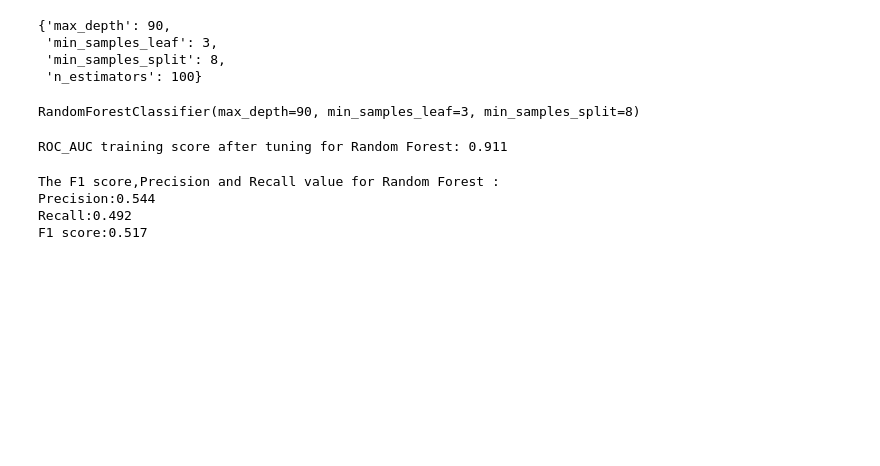
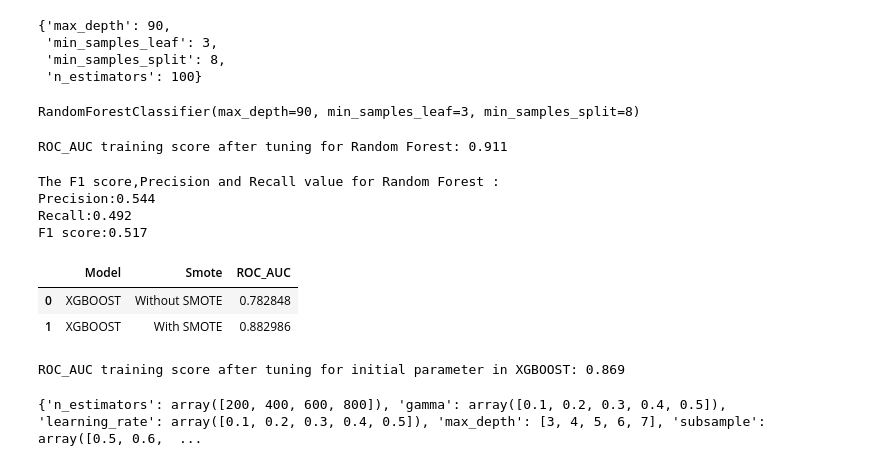
Before and after one commit to AnshRockstar/Credit-Card-Default-Analysis, a Jupyter notebook: Credit_Card_Default_Prediction_Capstone_Projectipynb.ipynb, the cells around one changed output. Cells and saved outputs as stored; diff of their text form; code cells hidden in the pictures; blank space fills up the shorter version.

```diff
--- a/Credit_Card_Default_Prediction_Capstone_Projectipynb.ipynb
+++ b/Credit_Card_Default_Prediction_Capstone_Projectipynb.ipynb
@@ -636,3 +636,25 @@ The F1 score,Precision and Recall value for Random Forest :
 Precision:0.544
 Recall:0.492
 F1 score:0.517
+# %%
+def xgboost(imbalance=False):
+   X_train, X_test, y_train, y_test=data_split(X,y,imbalance=imbalance)
+   X_train_std,X_test_std=rescaling(X_train,X_test,numerical_cols = num_cols)
+   clf_lr = XGBClassifier(random_state=42)
+   clf_lr.fit(X_train_std, y_train)
+   scores = cross_val_score(clf_lr, X_train_std, y_train, scoring ="roc_auc", cv = 5)
+   roc_auc_lr = np.mean(scores)
+
+   if imbalance:
+     return "XGBOOST","With SMOTE",roc_auc_lr
+   else:
+     return "XGBOOST","Without SMOTE",roc_auc_lr
+
+model_result=[]
+model_result.append(xgboost())
+model_result.append(xgboost(imbalance=True))
+pd.DataFrame(model_result,columns=['Model','Smote','ROC_AUC'])
+# %% [output]
+|  | Model | Smote | ROC_AUC |
+| 0 | XGBOOST | Without SMOTE | 0.782848 |
+| 1 | XGBOOST | With SMOTE | 0.882986 |
@@ -638,0 +664,58 @@ F1 score:0.517
+# %%
+params = {
+    'gamma':0,
+    'learning_rate':0.01,
+    'max_depth':3,
+    'colsample_bytree':0.6,
+    'subsample':0.8,
+    'scale_pos_weight':3.5,
+    'n_estimators':1000,
+    'objective':'binary:logistic',
+    'reg_alpha':0.3
+}
+
+clf_xgb=XGBClassifier(**params)
+
+scores_best = cross_val_score(clf_xgb, X_train_sm, y_train_sm, scoring ="roc_auc", cv = 3)
+roc_auc_best = np.mean(scores_best)
+print(f'ROC_AUC training score after tuning for initial parameter in XGBOOST: {roc_auc_best:.3f}')
+# %% [output]
+ROC_AUC training score after tuning for initial parameter in XGBOOST: 0.869
+# %%
+n_estimators = np.arange(200,1000,200)
+
+# Minimum loss reduction required to make a further partition on a leaf node of the tree
+# The larger gamma is, the more conservative the algorithm will be
+gamma = np.arange(0.1,0.6,0.1)
+
+# Default 0.3, range(0,1)
+learning_rate = np.arange(0.1,0.6,0.1)
+
+# Maximum number of levels in tree
+max_depth = list(range(3,8,1))
+
+# Subsample ratio of the training instances.Range(0,1)
+subsample = np.arange(0.5,0.9,0.1)
+
+# Subsample ratio of columns when constructing each tree. Range(0,1)
+colsample_bytree = np.arange(0.5,0.9,0.1)
+
+# Control the balance of positive and negative weights
+# Sum(negative instances) / sum(positive instances)
+scale_pos_weight = [1,3.5]
+
+
+# Create the random grid
+random_grid_xgb = {'n_estimators': n_estimators,
+                   'gamma': gamma,
+                   'learning_rate':learning_rate,
+                   'max_depth': max_depth,
+                   'subsample':subsample,
+                   'colsample_bytree':colsample_bytree,
+                   'scale_pos_weight':scale_pos_weight
+                  }
+
+
+print(random_grid_xgb)
+# %% [output]
+{'n_estimators': array([200, 400, 600, 800]), 'gamma': array([0.1, 0.2, 0.3, 0.4, 0.5]), 'learning_rate': array([0.1, 0.2, 0.3, 0.4, 0.5]), 'max_depth': [3, 4, 5, 6, 7], 'subsample': array([0.5, 0.6,  ...
```
Also changed, not shown: parts of 4 cells of this notebook.
